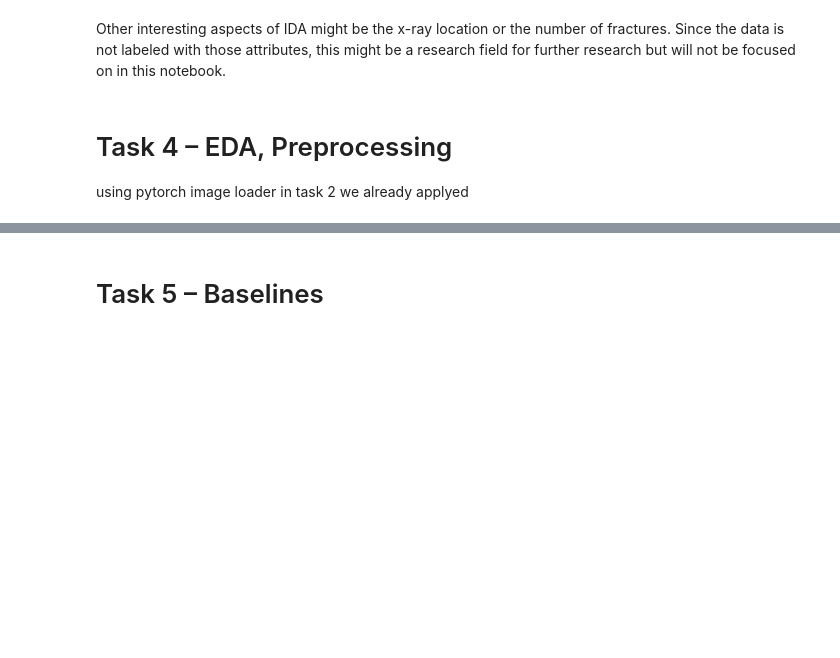
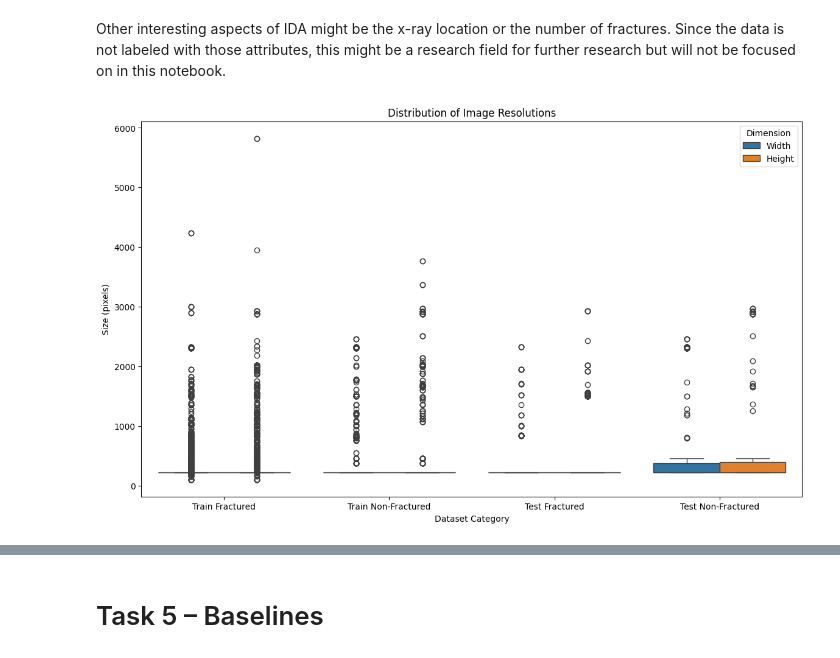
Before and after one commit to MartinDieCooleSocke420/sem2_deep_learning, a Jupyter notebook: experiments.ipynb, the cells around one changed output, grey strips where cells are left out. Saved outputs shown, nothing was run; the diff lists cells and outputs as text; code cells hidden in the pictures; blank space fills up the shorter version.

```diff
--- a/experiments.ipynb
+++ b/experiments.ipynb
@@ -372,7 +220,26 @@ Summary Statistics:
 3  722.931400          224.0   666.048507      224.0     393.25  932.168044
 # %% [markdown]
 Other interesting aspects of IDA might be the x-ray location or the number of fractures. Since the data is not labeled with those attributes, this might be a research field for further research but will not be focused on in this notebook.
-# %% [markdown]
-# Task 4 – EDA, Preprocessing
-
-using pytorch image loader in task 2 we already applyed
+# %%
+# Prepare data for plotting
+plot_data = []
+for label, resolutions in zip(
+    ['Train Fractured', 'Train Non-Fractured', 'Test Fractured', 'Test Non-Fractured'],
+    [resolutions_train_fractured, resolutions_train_non_fractured, resolutions_test_fractured, resolutions_test_non_fractured]
+):
+    for folder, width, height in resolutions:
+        plot_data.append({'Label': label, 'Dimension': 'Width', 'Size': width})
+        plot_data.append({'Label': label, 'Dimension': 'Height', 'Size': height})
+
+df_plot = pd.DataFrame(plot_data)
+
+# Plotting
+plt.figure(figsize=(14, 8))
+sns.boxplot(x='Label', y='Size', hue='Dimension', data=df_plot)
+plt.title('Distribution of Image Resolutions')
+plt.xlabel('Dataset Category')
+plt.ylabel('Size (pixels)')
+plt.legend(title='Dimension')
+plt.show()
+# %% [output]
+[figure, added]
```
Also changed, not shown: parts of 23 cells of this notebook.
